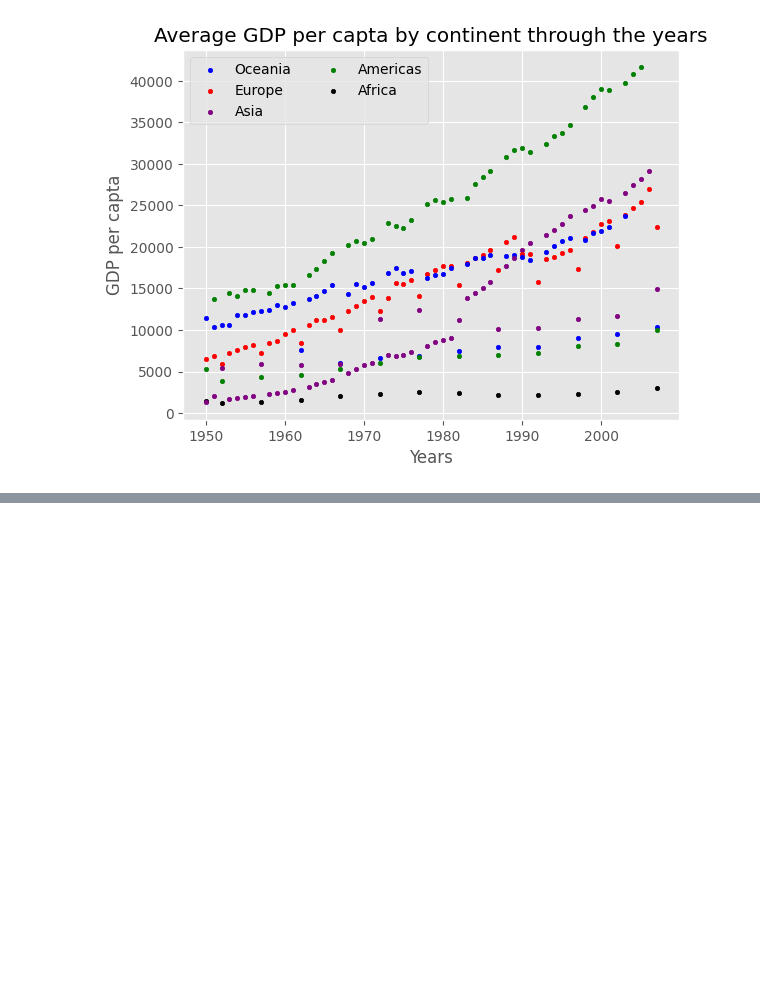
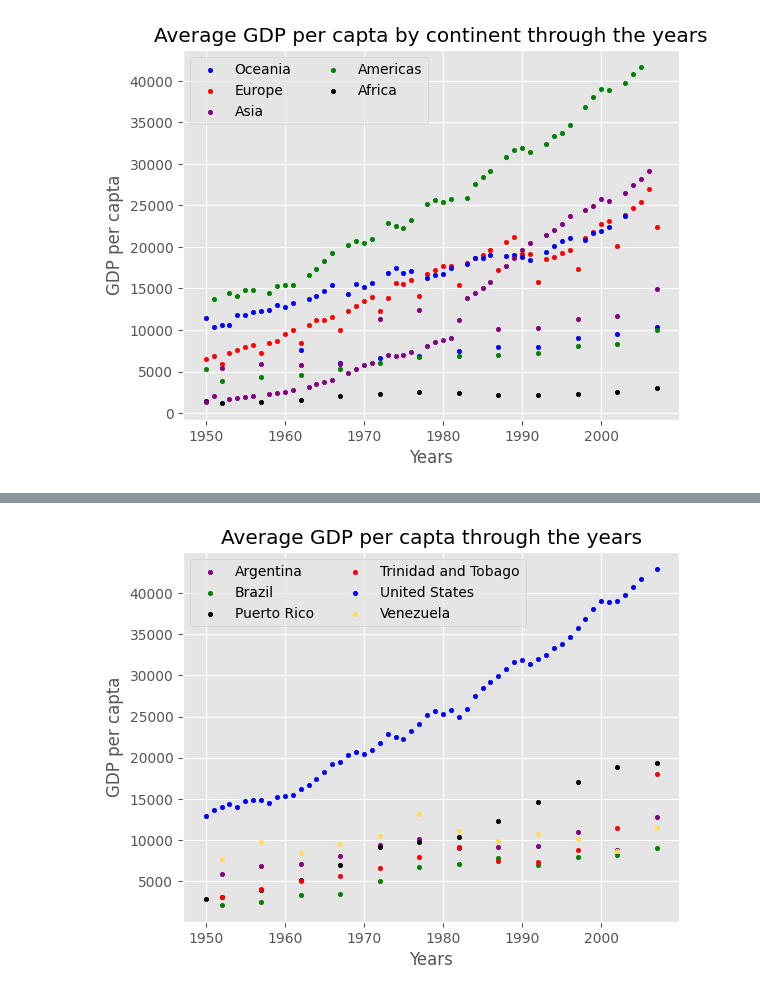
Before and after one commit to florescarol/gapminder_analysis, a Jupyter notebook: analysis.ipynb, the cells around one changed output, grey strips where cells are left out. Cells and saved outputs as stored; diff of their text form; code cells hidden in the pictures; blank space fills up the shorter version.

```diff
--- a/analysis.ipynb
+++ b/analysis.ipynb
@@ -128,0 +207,23 @@ plt.legend(loc = "upper left", ncols = 2);
+# %%
+colors_dictionary = {
+  "Argentina" : "Purple",
+  "Brazil" : "Green",
+  "Trinidad and Tobago" : "Red",
+  "Puerto Rico" : "Black",
+  "United States" : "Blue",
+  "Venezuela" : "#FFDB58"
+}
+
+for country in countries:
+  data = df.loc[df["Country"] == country]
+  plt.scatter(x = data["Year"],
+  y = data["GDP per capta"],
+  c = colors_dictionary[country],
+  s = 10, label = country)
+
+plt.xlabel("Years")
+plt.ylabel("GDP per capta")
+plt.title("Average GDP per capta through the years");
+plt.legend(loc = "upper left", ncols = 2);
+# %% [output]
+[figure, added]
```
Also changed, not shown: parts of 12 cells of this notebook.
